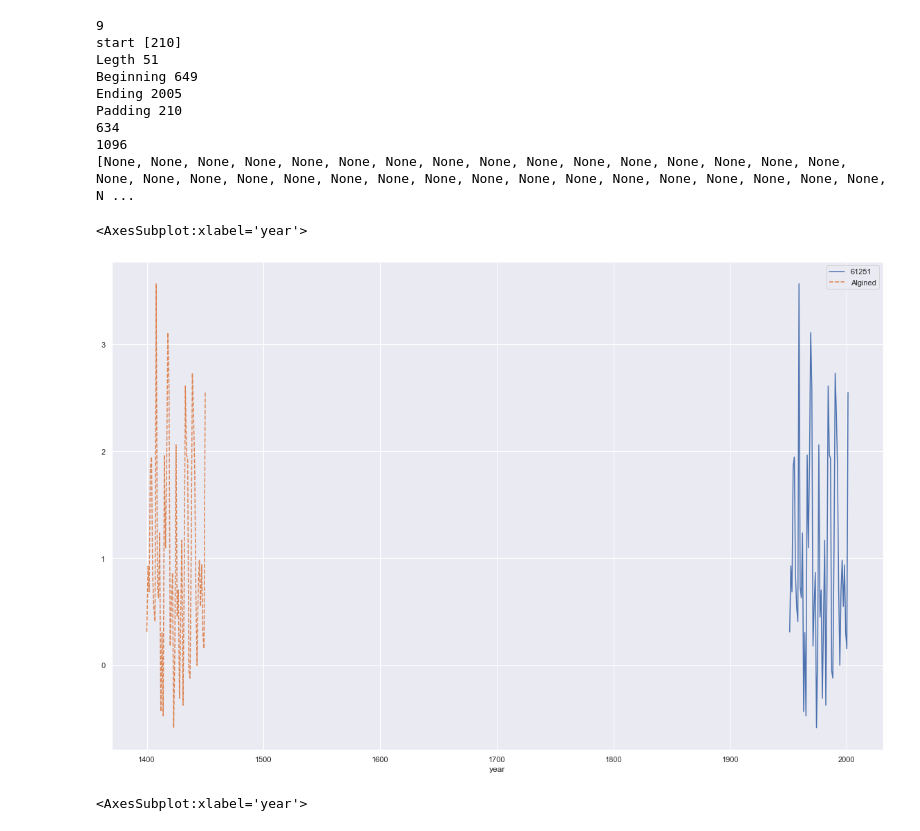
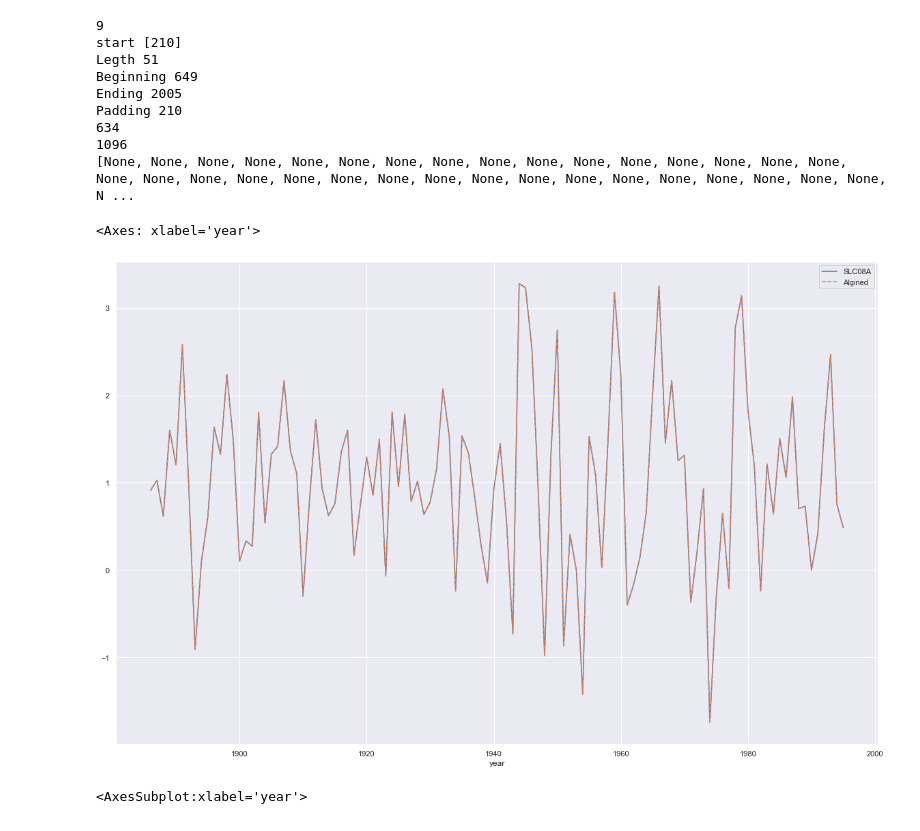
Before and after one commit to Coreopsis-cyber/Crossdating, a Jupyter notebook: Statistical_Method.ipynb, the cells around one changed output. Saved outputs shown, nothing was run; the diff lists cells and outputs as text; code cells hidden in the pictures.

```diff
--- a/Statistical_Method.ipynb
+++ b/Statistical_Method.ipynb
@@ -22,7 +22,7 @@ except Exception:
     print("An error occured.")
 # %%
 try:
-    df = pd.read_csv('./Training_Data/sclerochronology_training_2.csv', index_col=0)
+    df = pd.read_csv('./Training_Data/training_tree_1.csv', index_col=0)
 except FileNotFoundError:
     print("File not found. Please check the file is in the current working directory and has been spelt correctly")
 except pd.errors.EmptyDataError:
@@ -620,7 +620,7 @@ print(samples[0].index(master_seg2[0]) - samples[1].index(sample_seg2[0]))
 # %%
 #Fix the padding issues (Think i may have cracked it)
 #Need a way not to hard code the column names in
-indices = np.where(df["master_chronology1"] == master_seg[0])
+indices = np.where(df["master_chronology"] == master_seg[0])
 print(indices)
 
 print(samples[1].index(sample_seg[0]))
@@ -756,10 +757,10 @@ Padding 210
 [None, None, None, None, None, None, None, None, None, None, None, None, None, None, None, None, None, None, None, None, None, None, None, None, None, None, None, None, None, None, None, None, None, N ...
 # %%
 sns.set(rc={'figure.figsize':(20,13)})
-sns.lineplot(data=df[["61251",'Algined']])
+sns.lineplot(data=df[["SLC08A",'Algined']])
 # %% [output]
-<AxesSubplot:xlabel='year'>
+<Axes: xlabel='year'>
-[figure, old version]
+[figure, new version]
 # %%
 sns.set(rc={'figure.figsize':(20,13)})
 sns.lineplot(data=df[["master_chronology1","61253",'Algined']])
```
Also changed, not shown: parts of 10 cells of this notebook, 25 other files.
